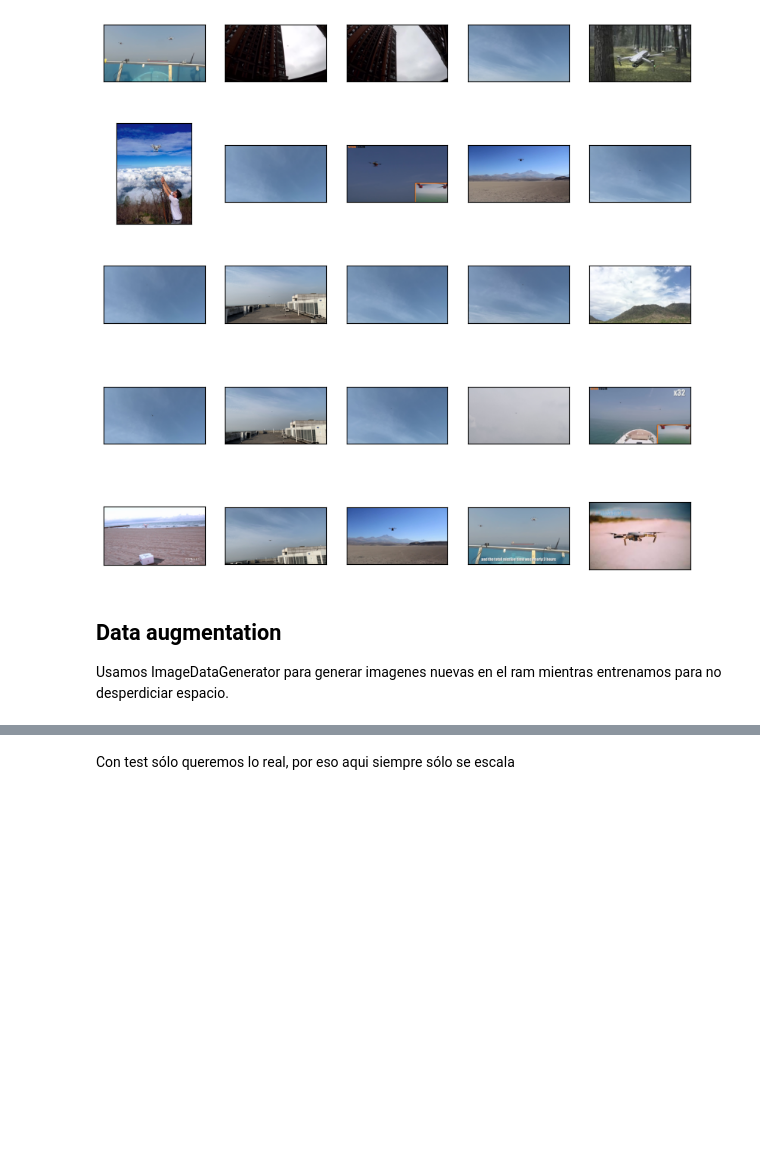
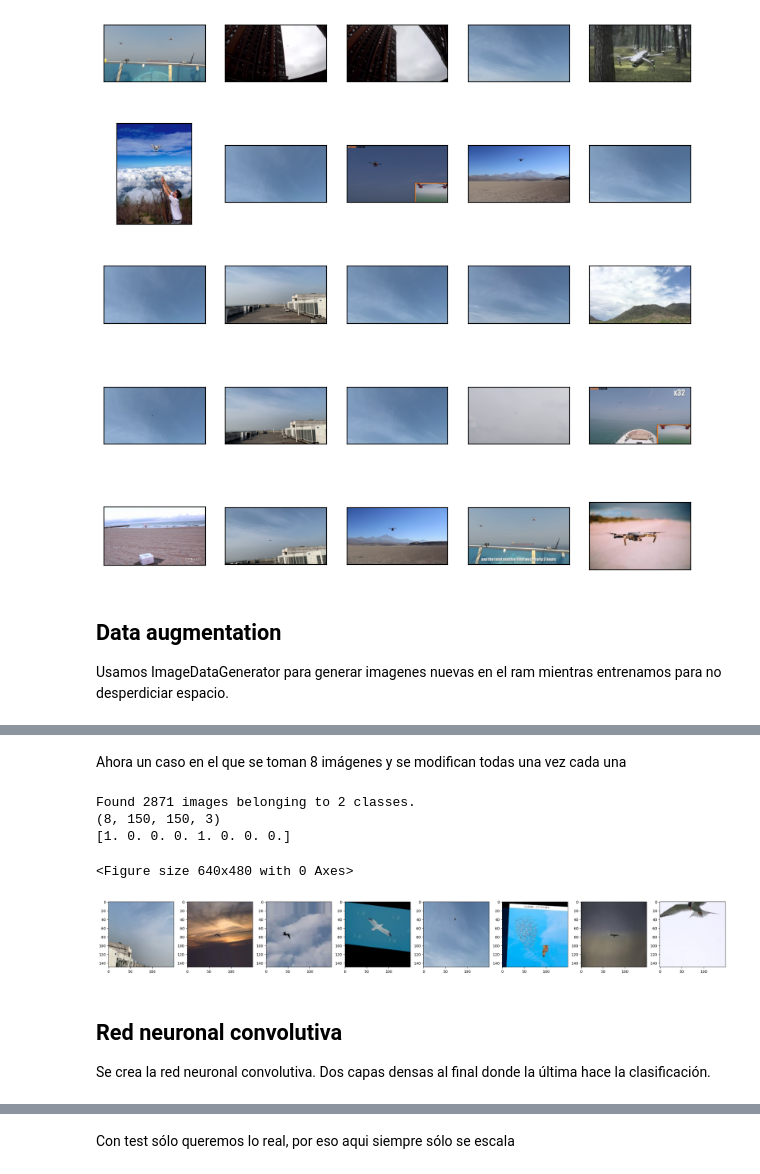
Before and after one commit to July230/AviDetect, a Jupyter notebook: Avance1_Generacion_seleccion_preprocesado.ipynb, the cells around one changed output, grey strips where cells are left out. Saved outputs shown, nothing was run; the diff lists cells and outputs as text; code cells hidden in the pictures; blank space fills up the shorter version.

```diff
--- a/Avance1_Generacion_seleccion_preprocesado.ipynb
+++ b/Avance1_Generacion_seleccion_preprocesado.ipynb
@@ -216,3 +220,32 @@ Found 2871 images belonging to 2 classes.
+# %% [markdown]
+Ahora un caso en el que se toman 8 imágenes y se modifican todas una vez cada una
+# %%
+trainGenerator = trainDatagen.flow_from_directory(
+    trainDirectory,
+    target_size = (150, 150),
+    batch_size = 8,
+    class_mode ='binary')
+
+images , labels = trainGenerator[0]
+
+print(images.shape)
+print(labels)
+
+plt.figure()
+#subplot(r,c) provide the no. of rows and columns
+f, axarr = plt.subplots(1, images.shape[0], figsize=(30, 4))
+
+for i in range(images.shape[0]) :
+  axarr[i].imshow(images[i])
+# %% [output]
+Found 2871 images belonging to 2 classes.
+(8, 150, 150, 3)
+[1. 0. 0. 0. 1. 0. 0. 0.]
+<Figure size 640x480 with 0 Axes>
+[figure, added]
+# %% [markdown]
+## Red neuronal convolutiva
+Se crea la red neuronal convolutiva. Dos capas densas al final donde la última hace la clasificación.
 # %%
 model = models.Sequential()
 model.add(layers.Conv2D(10, (3, 3), activation="relu", input_shape = (150,150,3)))
```
Also changed, not shown: parts of 25 cells of this notebook.
